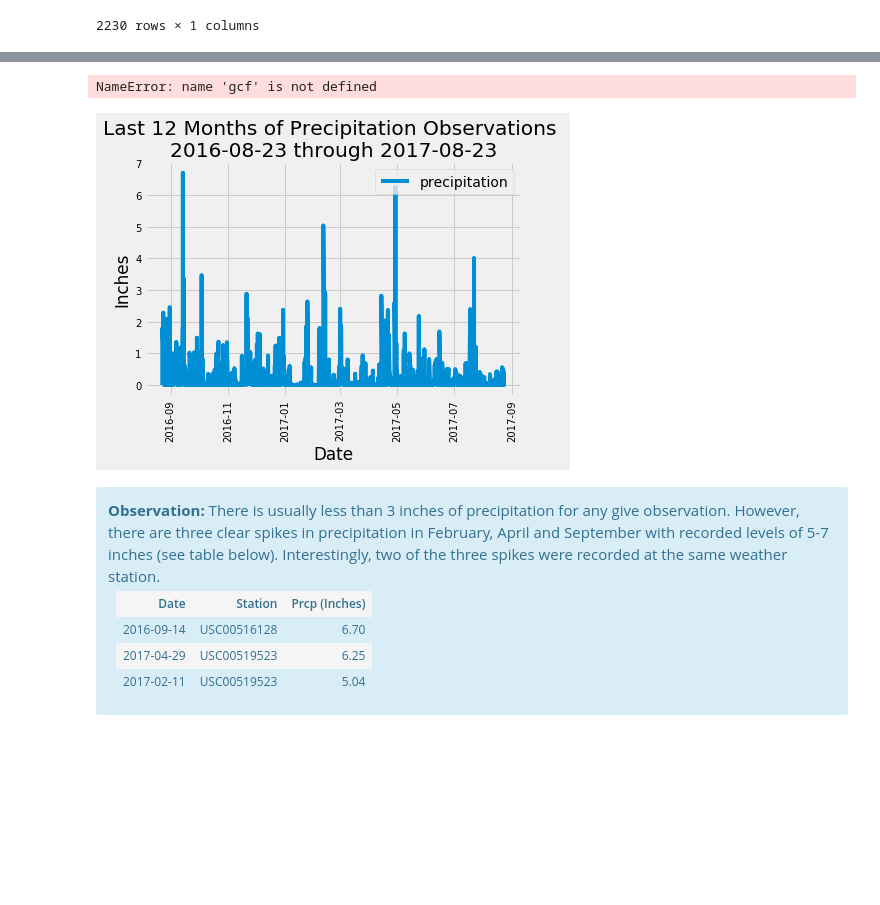
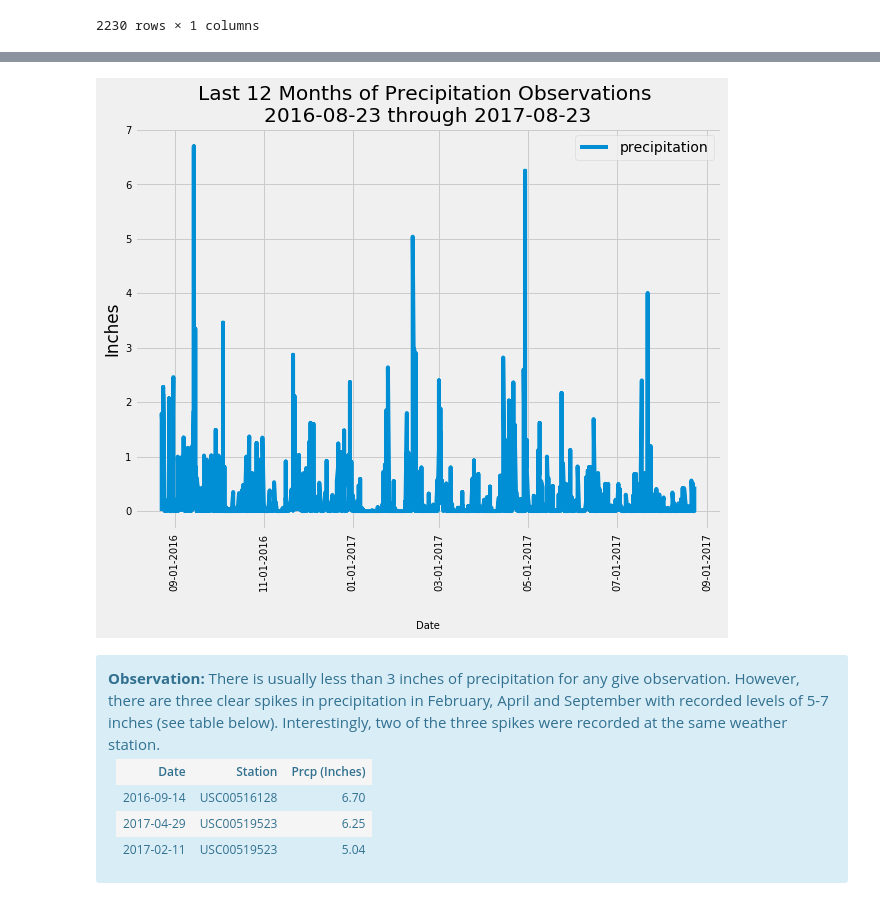
Before and after one commit to annmcnamara/sqlalchemy-challenge, a Jupyter notebook: climate_starter.ipynb, the cells around one changed output, grey strips where cells are left out. Cells and saved outputs as stored; diff of their text form; code cells hidden in the pictures; blank space fills up the shorter version.

Commit message:
nearly there - updated figures and flask

```diff
--- a/climate_starter.ipynb
+++ b/climate_starter.ipynb
@@ -134,35 +153,36 @@ df = df.dropna(how='any')
 # %%
 # Plot the precipitation data
 x_values = df.index
 y_values = df['Prcp']
 
+
+fig, ax = plt.subplots(figsize=(9,8))
+ax.set_xlabel("Dates", fontsize=10, labelpad = 30)
+
 # plot values
 #plt.plot(x_values, y_values, label = "precipitation")
 plt.plot(x_values, y_values, label = "precipitation")
+
+# Define the date format
+date_form = DateFormatter("%m-%d-%Y")
+ax.xaxis.set_major_formatter(date_form)
+
 # label and format axes, add title and legend
 plt.xlabel('Date')
 plt.ylabel('Inches')
 plt.title ( f'Last 12 Months of Precipitation Observations \n{one_year_before_str} through {last_date_str}')
 plt.legend(loc='upper right')
 plt.xticks(rotation=90)
 plt.tick_params(axis='x', which='major', labelsize=10)
 plt.tick_params(axis='y', which='major', labelsize=10)
-ax = gcf()
-ax.set_xlabel("Dates", fontsize=10, labelpad = 20)
 
-
-fig= plt.gcf()
-fig.subplots_adjust(bottom=-2.75)
-fig.set_size_inches(10, 5.5)     # set a suitable size
 plt.tight_layout()
 
 plt.show()
 
-
 fig.savefig("./Images/prcp.png")
 # %% [output]
-NameError: name 'gcf' is not defined
-[figure, old version]
+[figure, new version]
 # %% [markdown]
 <div class="alert alert-block alert-info">
 <b>Observation:</b>
```
Also changed, not shown: parts of 4 cells of this notebook, 4 other files.
